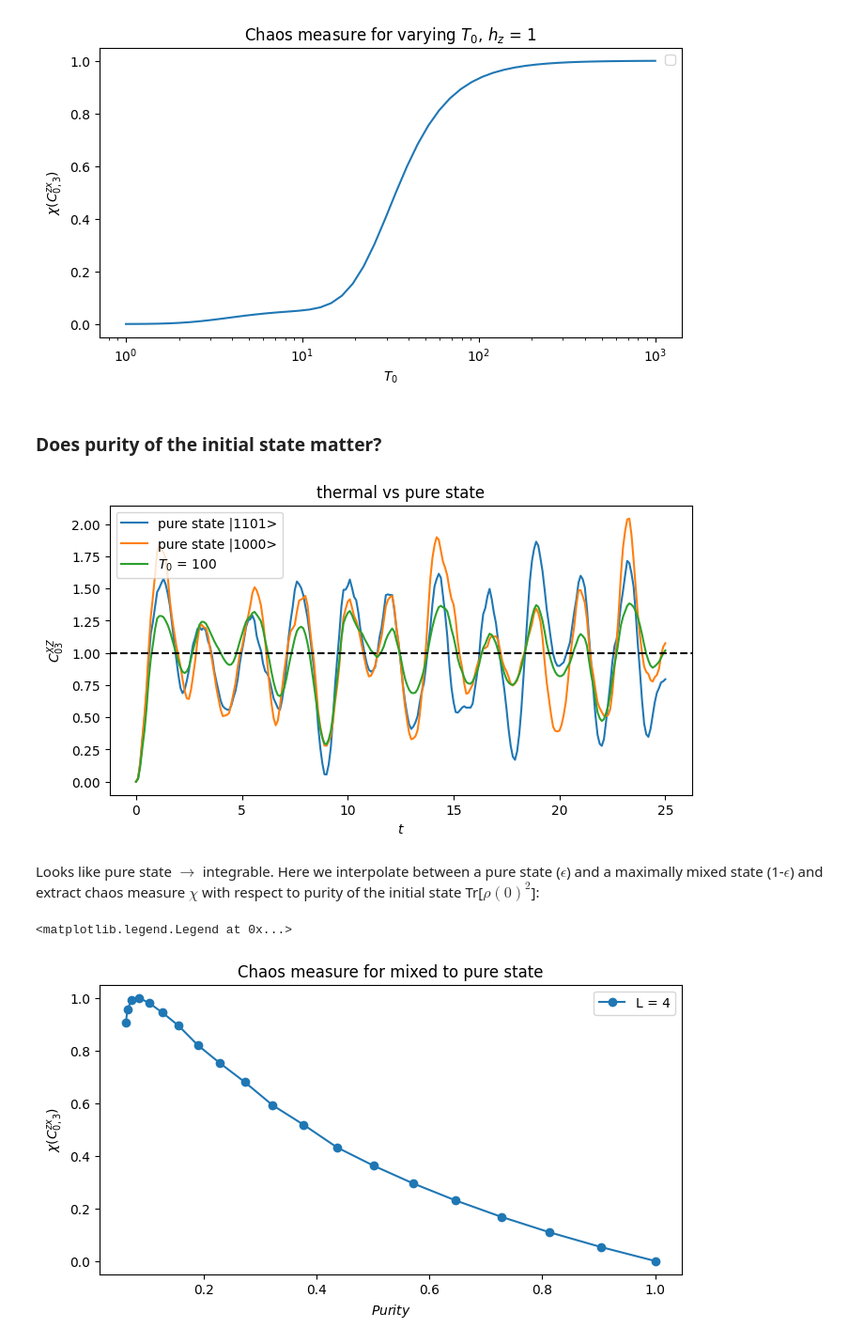
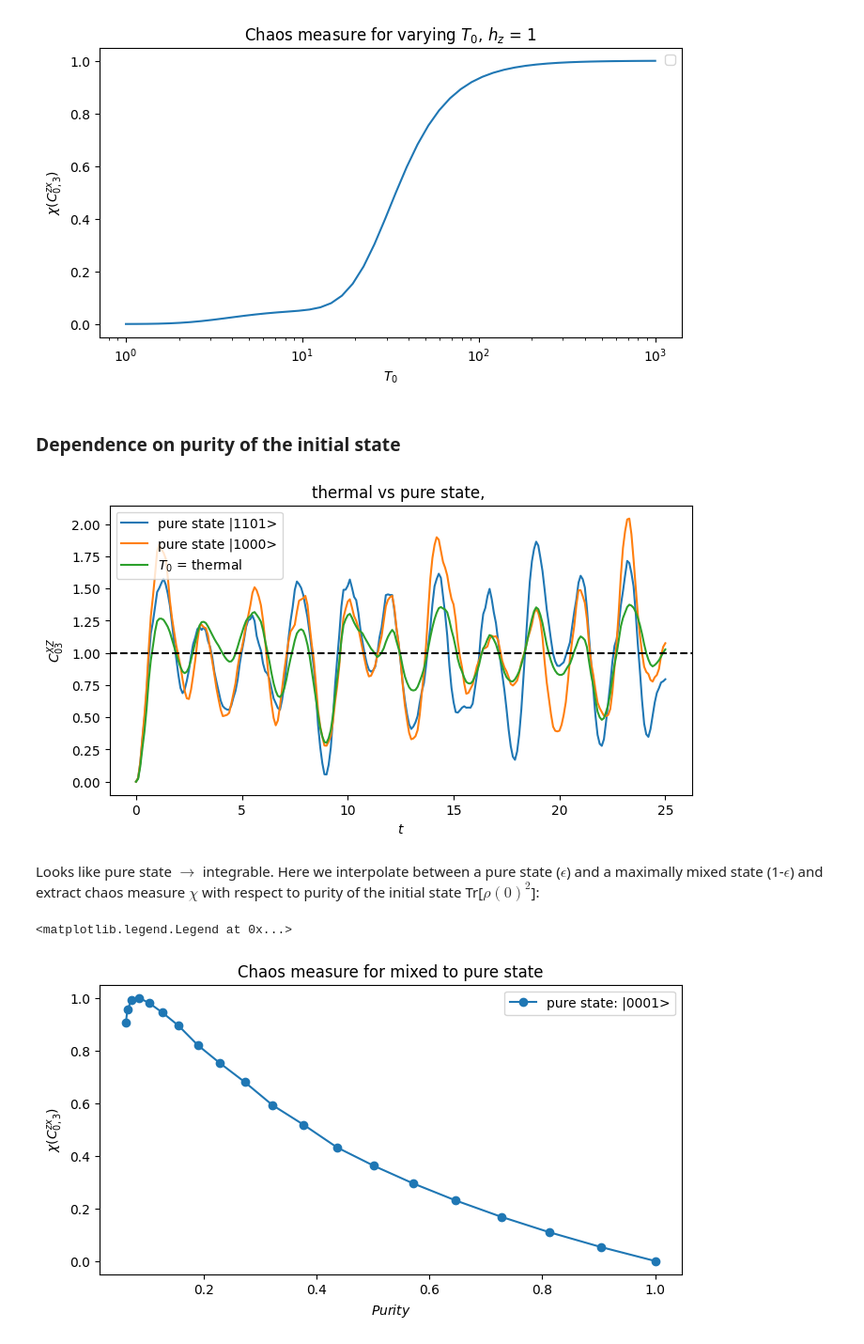
Before and after one commit to Kenji-Maeda/chaos, a Jupyter notebook: demo.ipynb, the cells around one changed output. Shown: that part at 94% size. Saved outputs shown, nothing was run; the diff lists cells and outputs as text; code cells hidden in the pictures.

```diff
--- a/demo.ipynb
+++ b/demo.ipynb
@@ -142,19 +142,19 @@ No artists with labels found to put in legend.  Note that artists whose label st
 <matplotlib.legend.Legend at 0x...>
 [figure]
 # %% [markdown]
-### Does purity of the initial state matter?
+### Dependence on purity of the initial state
 # %%
 plt.figure(figsize=(8,4))
 
-otoc = OTOC.init(L=4, J=20, hz=1, hx=1, mu='X', nu='Z', i=0, j=3, T=25, tstep=0.1, Dt=20, init_state="[1,1,0,1]")
+otoc = OTOC.init(L=4, J=20, hz=1, hx=1, mu='X', nu='Z', i=0, j=3, T=25, tstep=0.1, Dt=20, init_state="pure", state_param=[1,1,0,1])
 otoc.analysis()
 plt.plot(otoc.tlist,otoc.normalized_otoc_list, label = f'pure state |1101>')
 
-otoc = OTOC.init(L=4, J=20, hz=1, hx=1, mu='X', nu='Z', i=0, j=3, T=25, tstep=0.1, Dt=20, init_state="[1,0,0,0]")
+otoc = OTOC.init(L=4, J=20, hz=1, hx=1, mu='X', nu='Z', i=0, j=3, T=25, tstep=0.1, Dt=20, init_state="pure", state_param=[1,0,0,0])
 otoc.analysis()
 plt.plot(otoc.tlist,otoc.normalized_otoc_list, label = f'pure state |1000>')
 
-otoc = OTOC.init(L=4, J=20, hz=1, hx=1, mu='X', nu='Z', i=0, j=3, T=25, tstep=0.1, Dt=20, init_state=100)
+otoc = OTOC.init(L=4, J=20, hz=1, hx=1, mu='X', nu='Z', i=0, j=3, T=25, tstep=0.1, Dt=20, init_state="thermal", state_param=1000)
 otoc.analysis()
 plt.plot(otoc.tlist,otoc.normalized_otoc_list, label = f'$T_0$ = {otoc.init_state}')
 
@@ -165,7 +165,7 @@ plt.title(f"thermal vs pure state, ")
 plt.legend()
 plt.show()
 # %% [output]
-[figure, old version]
+[figure, new version]
 # %% [markdown]
 Looks like pure state $\rightarrow$ integrable. Here we interpolate between a pure state ($\epsilon$) and a maximally mixed state (1-$\epsilon$) and extract chaos measure $\chi$ with respect to purity of the initial state Tr[$\rho(0)^2$]:
 # %%
@@ -182,13 +182,13 @@ for i,e in enumerate(epsilon):
 # %%
 std_inv = 1/stdlist
 chilist = (std_inv - np.min(std_inv))/(np.max(std_inv)-np.min(std_inv))
 
 plt.figure(figsize=(8,4))
-plt.plot(plist,chilist, "-o", label = rf'L = {otoc.mfim.L}')
+plt.plot(plist,chilist, "-o", label = rf'pure state: |0001>')
 plt.xlabel('$Purity$')
 plt.ylabel('$\chi(C^{zx}_{0,3}) $')
 plt.title(rf"Chaos measure for mixed to pure state")
 plt.legend()
 # %% [output]
 <matplotlib.legend.Legend at 0x...>
-[figure, old version]
+[figure, new version]
```
Also changed, not shown: parts of 8 cells of this notebook, 1 other file.
